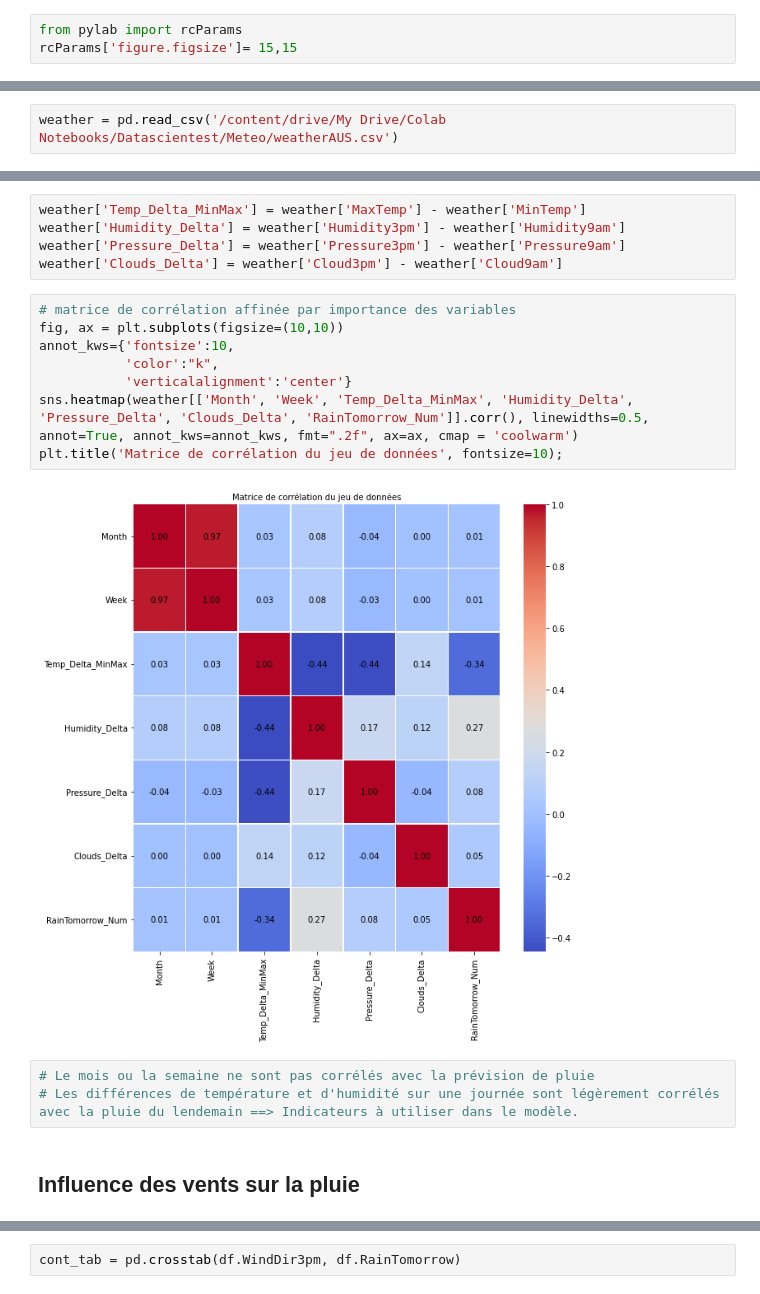
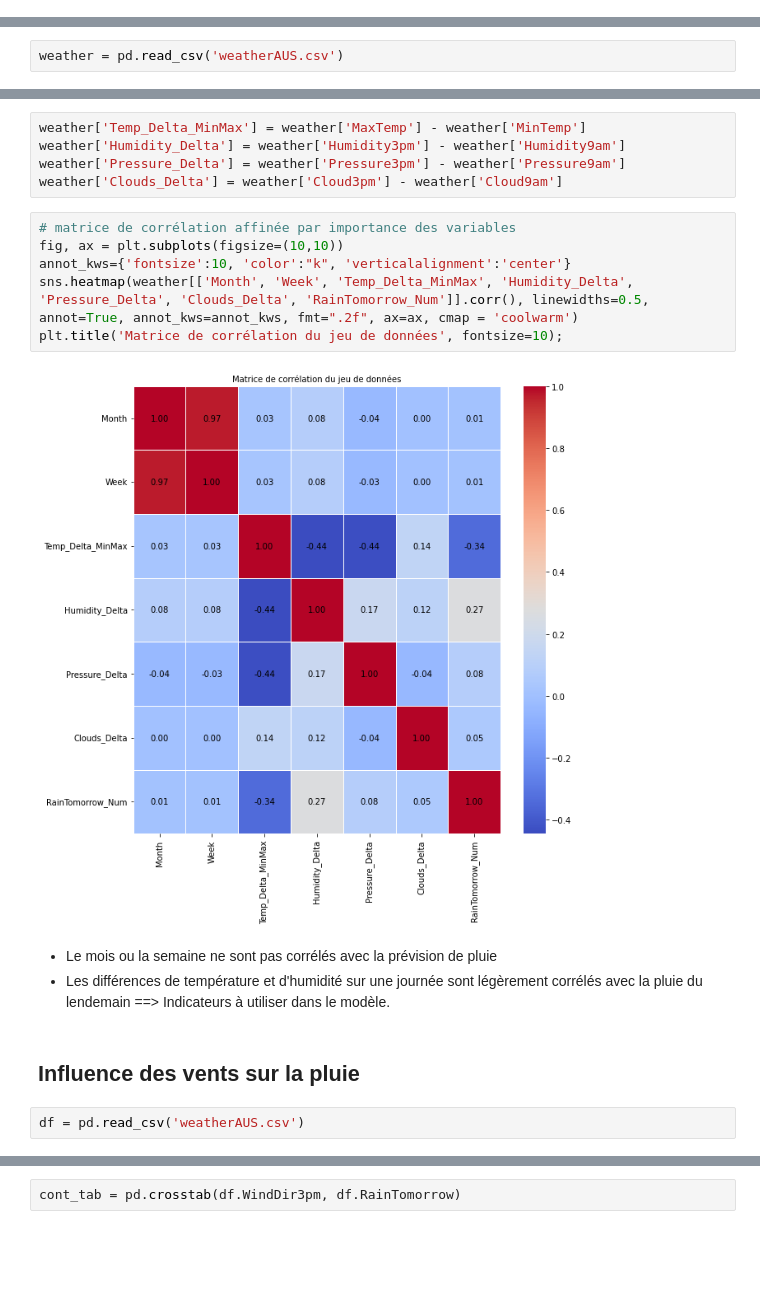
Before and after one commit to jo-charles/pyAusRainfall, a Jupyter notebook: common_pyAusRainfall_dataviz.ipynb, the cells around one changed output, grey strips where cells are left out. Saved outputs shown, nothing was run; the diff lists cells and outputs as text; blank space fills up the shorter version.

```diff
--- a/common_pyAusRainfall_dataviz.ipynb
+++ b/common_pyAusRainfall_dataviz.ipynb
@@ -947,5 +1055,2 @@ rt_no_rainfall.max()
 # %% [markdown]
 ## Influence pour la prévision de pluie
-# %%
-from pylab import rcParams
-rcParams['figure.figsize']= 15,15
@@ -957,5 +1057,5 @@ Mounted at /content/drive
 # %%
-weather = pd.read_csv('/content/drive/My Drive/Colab Notebooks/Datascientest/Meteo/weatherAUS.csv')
+weather = pd.read_csv('weatherAUS.csv')
 # %%
 weather.dropna(subset=['RainTomorrow'], inplace=True)
 weather.reset_index(inplace=True)
@@ -1011,15 +1109,15 @@ weather['Clouds_Delta'] = weather['Cloud3pm'] - weather['Cloud9am']
 # %%
 # matrice de corrélation affinée par importance des variables
 fig, ax = plt.subplots(figsize=(10,10))
-annot_kws={'fontsize':10,
-           'color':"k",
-           'verticalalignment':'center'}
+annot_kws={'fontsize':10, 'color':"k", 'verticalalignment':'center'}
 sns.heatmap(weather[['Month', 'Week', 'Temp_Delta_MinMax', 'Humidity_Delta', 'Pressure_Delta', 'Clouds_Delta', 'RainTomorrow_Num']].corr(), linewidths=0.5, annot=True, annot_kws=annot_kws, fmt=".2f", ax=ax, cmap = 'coolwarm')
 plt.title('Matrice de corrélation du jeu de données', fontsize=10);
 # %% [output]
-[figure, old version]
+[figure, new version]
-# %%
-# Le mois ou la semaine ne sont pas corrélés avec la prévision de pluie
-# Les différences de température et d'humidité sur une journée sont légèrement corrélés avec la pluie du lendemain ==> Indicateurs à utiliser dans le modèle.
+# %% [markdown]
+- Le mois ou la semaine ne sont pas corrélés avec la prévision de pluie
+- Les différences de température et d'humidité sur une journée sont légèrement corrélés avec la pluie du lendemain ==> Indicateurs à utiliser dans le modèle.
 # %% [markdown]
 ## Influence des vents sur la pluie
+# %%
+df = pd.read_csv('weatherAUS.csv')
```
Also changed, not shown: parts of 76 cells of this notebook, 4 other files.
